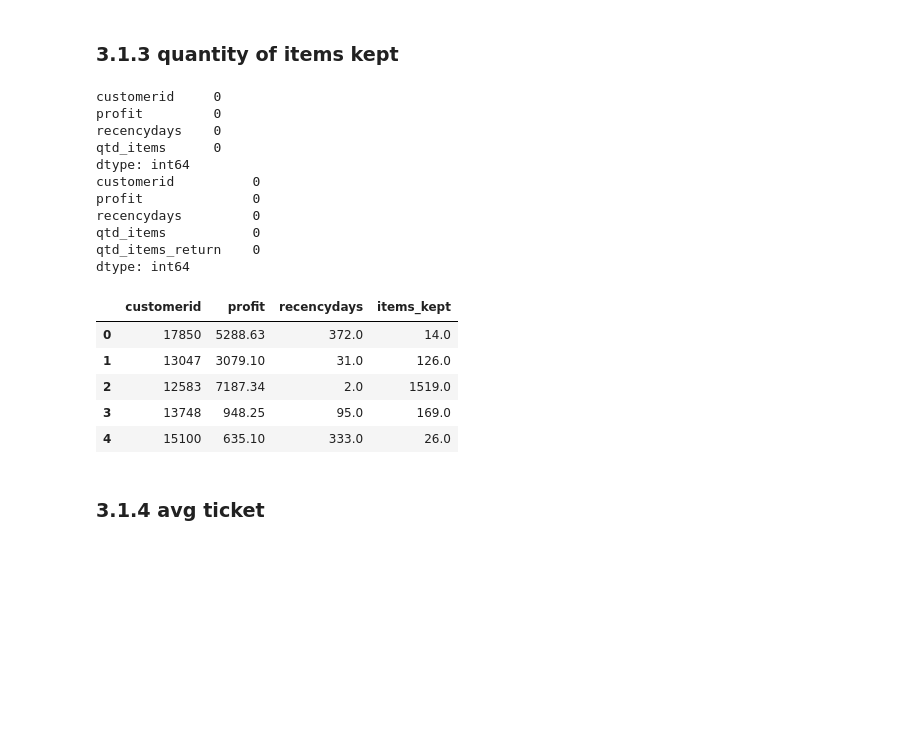
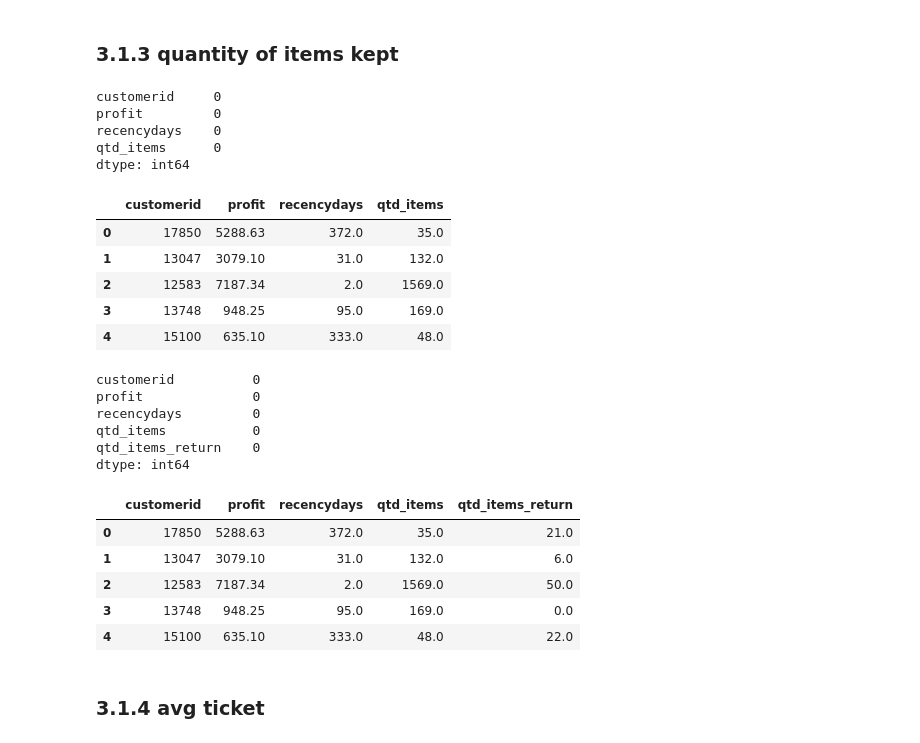
Before and after one commit to ViniciusKos/insiders_clustering, a Jupyter notebook: cluster_circle4.ipynb, the cells around one changed output. Drawn from its saved outputs; the diff is of its cells as text; code cells hidden in the pictures; blank space fills up the shorter version.

```diff
--- a/cluster_circle4.ipynb
+++ b/cluster_circle4.ipynb
@@ -465,44 +465,47 @@ dtype: int64
 | 4 | 15100 | 635.10 | 333.0 |
 # %% [markdown]
 ### 3.1.3 quantity of items kept
+# %%
+# quantity of products purchased
+df_freq = purchases[['customerid', 'quantity']].drop_duplicates().groupby( 'customerid' ).sum().reset_index().rename( columns={'quantity':'qtd_items'})
+df_ref = pd.merge( df_ref, df_freq, on='customerid', how='left' ).fillna(0)
+print(df_ref.isna().sum())
+
+df_ref.head()
+# %% [output]
+customerid     0
+profit         0
+recencydays    0
+qtd_items      0
+dtype: int64
+|  | customerid | profit | recencydays | qtd_items |
+| 0 | 17850 | 5288.63 | 372.0 | 35.0 |
+| 1 | 13047 | 3079.10 | 31.0 | 132.0 |
+| 2 | 12583 | 7187.34 | 2.0 | 1569.0 |
+| 3 | 13748 | 948.25 | 95.0 | 169.0 |
+| 4 | 15100 | 635.10 | 333.0 | 48.0 |
 # %%
-# quantity of products purchased
-df_freq = purchases[['customerid', 'quantity']].drop_duplicates().groupby( 'customerid' ).sum().reset_index().rename( columns={'quantity':'qtd_items'})
-df_ref = pd.merge( df_ref, df_freq, on='customerid', how='left' ).fillna(0)
-print(df_ref.isna().sum())
-
 ### quantity of items returned
 # quantity of products purchased
 df_freq = returns[['customerid', 'quantity']].drop_duplicates().groupby( 'customerid' ).sum().reset_index().rename( columns={'quantity':'qtd_items_return'})
 df_freq['qtd_items_return'] = df_freq['qtd_items_return']*-1
 df_ref = pd.merge( df_ref, df_freq, on='customerid', how='left' ).fillna(0)
 df_ref.isna().sum()
 print(df_ref.isna().sum())
-
-
-### qtd items kept
-# quantity of products purchased
-df_ref['items_kept'] = df_ref['qtd_items']-df_ref['qtd_items_return']
-df_ref=df_ref.drop(['qtd_items','qtd_items_return'], axis=1)
 df_ref.head()
 # %% [output]
-customerid     0
-profit         0
-recencydays    0
-qtd_items      0
-dtype: int64
 customerid          0
 profit              0
 recencydays         0
 qtd_items           0
 qtd_items_return    0
 dtype: int64
-|  | customerid | profit | recencydays | items_kept |
-| 0 | 17850 | 5288.63 | 372.0 | 14.0 |
-| 1 | 13047 | 3079.10 | 31.0 | 126.0 |
-| 2 | 12583 | 7187.34 | 2.0 | 1519.0 |
-| 3 | 13748 | 948.25 | 95.0 | 169.0 |
-| 4 | 15100 | 635.10 | 333.0 | 26.0 |
+|  | customerid | profit | recencydays | qtd_items | qtd_items_return |
+| 0 | 17850 | 5288.63 | 372.0 | 35.0 | 21.0 |
+| 1 | 13047 | 3079.10 | 31.0 | 132.0 | 6.0 |
+| 2 | 12583 | 7187.34 | 2.0 | 1569.0 | 50.0 |
+| 3 | 13748 | 948.25 | 95.0 | 169.0 | 0.0 |
+| 4 | 15100 | 635.10 | 333.0 | 48.0 | 22.0 |
 # %% [markdown]
 ### 3.1.4 avg ticket
 # %%
```
Also changed, not shown: parts of 4 cells of this notebook.
